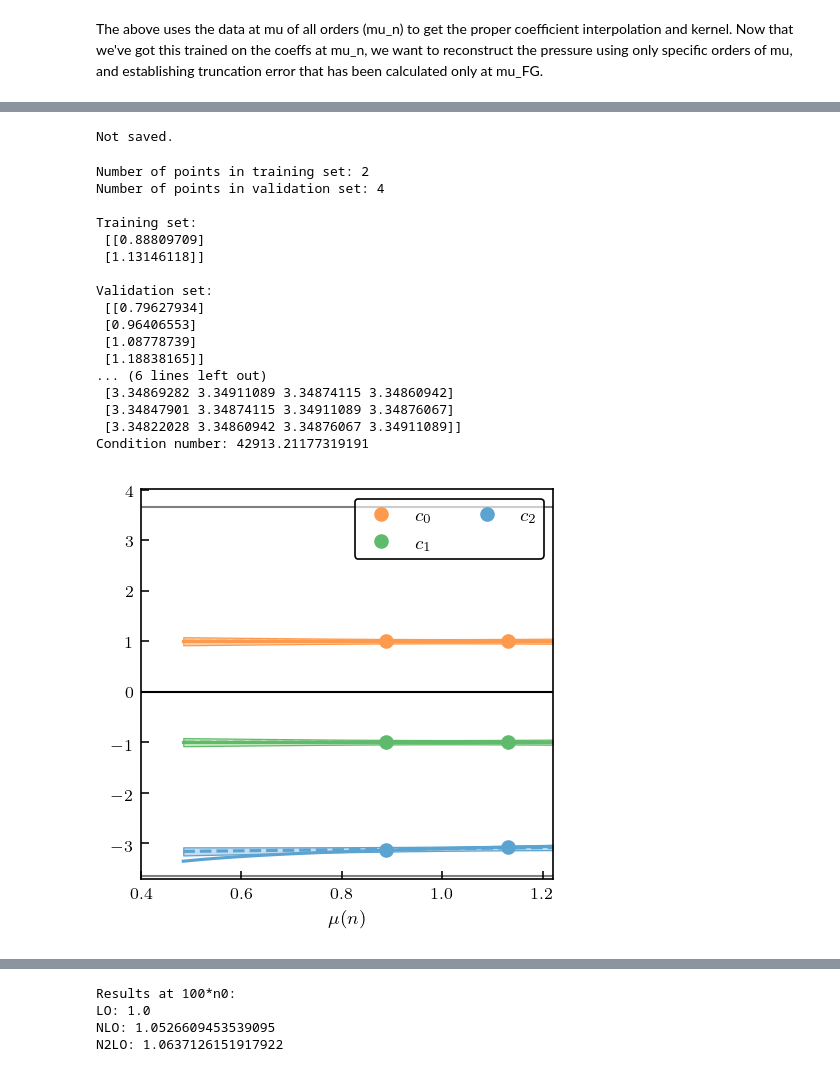
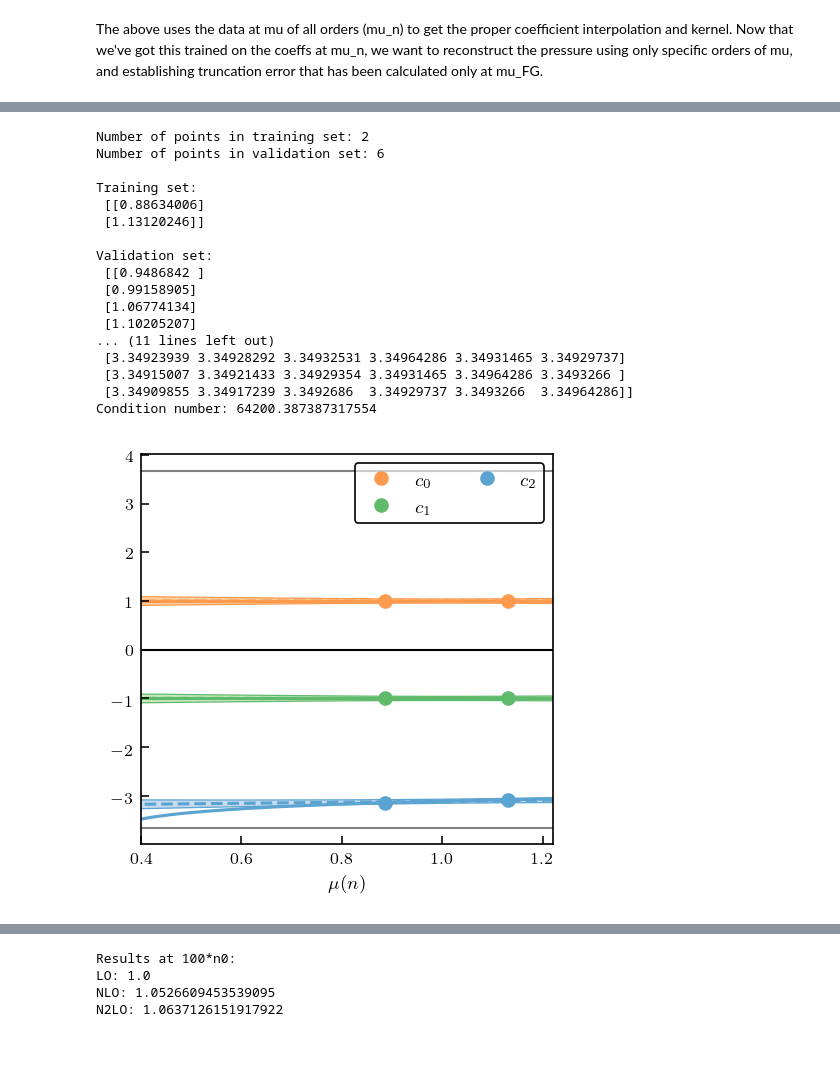
Before and after one commit to asemposki/neutron-rich-bmm, a Jupyter notebook: Gorda_pQCD_gsum.ipynb, the cells around one changed output, grey strips where cells are left out. Cells and saved outputs as stored; diff of their text form; code cells hidden in the pictures.

```diff
--- a/Gorda_pQCD_gsum.ipynb
+++ b/Gorda_pQCD_gsum.ipynb
@@ -347,7 +346,7 @@ n_q = n_q/conversion_fm3
 # %%
 # now we would like to get a mu array corresponding to the n we desire
 #n = np.linspace(11.2, 16.0, 300) # baryon number density from chiral EFT [fm^-3]
-n = np.linspace(1.0, 16.0, 350)
+n = np.linspace(0.05, 16.0, 600)
 dens = n
 
 # convert this quark number density first
@@ -550,30 +552,28 @@ pressure_FG = pqcd.yref(mU_FG)*conversion
 
 # # write this to a file if correct number of points (avoid overwrite)
 if dens.size >= 600:
-    np.savez('data/eos_data/pqcd_fg_data', density=dens, dens_scaled=dens/n0, mean=pressure_FG)
+    np.savez('data/eos_data/pqcd_fg_data_alpha_x12', density=dens, dens_scaled=dens/n0, mean=pressure_FG)
 else:
     print('Not saved.')
-# %% [output]
-Not saved.
 # %%
 # take a look at the diagnostics
-trunc_new.diagnostics(dx_train=50, dx_test=80)
+trunc_new.diagnostics(dx_train=30, dx_test=40)
 # %% [output]
 Number of points in training set: 2
-Number of points in validation set: 4
+Number of points in validation set: 6
 
 Training set:
- [[0.88809709]
- [1.13146118]]
+ [[0.88634006]
+ [1.13120246]]
 
 Validation set:
- [[0.79627934]
- [0.96406553]
- [1.08778739]
- [1.18838165]]
-... (6 lines left out)
- [3.34869282 3.34911089 3.34874115 3.34860942]
- [3.34847901 3.34874115 3.34911089 3.34876067]
- [3.34822028 3.34860942 3.34876067 3.34911089]]
-Condition number: 42913.21177319191
+ [[0.9486842 ]
+ [0.99158905]
+ [1.06774134]
+ [1.10205207]
+... (11 lines left out)
+ [3.34923939 3.34928292 3.34932531 3.34964286 3.34931465 3.34929737]
+ [3.34915007 3.34921433 3.34929354 3.34931465 3.34964286 3.3493266 ]
+ [3.34909855 3.34917239 3.3492686  3.34929737 3.3493266  3.34964286]]
+Condition number: 64200.387387317554
-[figure, old version]
+[figure, new version]
```
Also changed, not shown: parts of 28 cells of this notebook, 4 other files.
